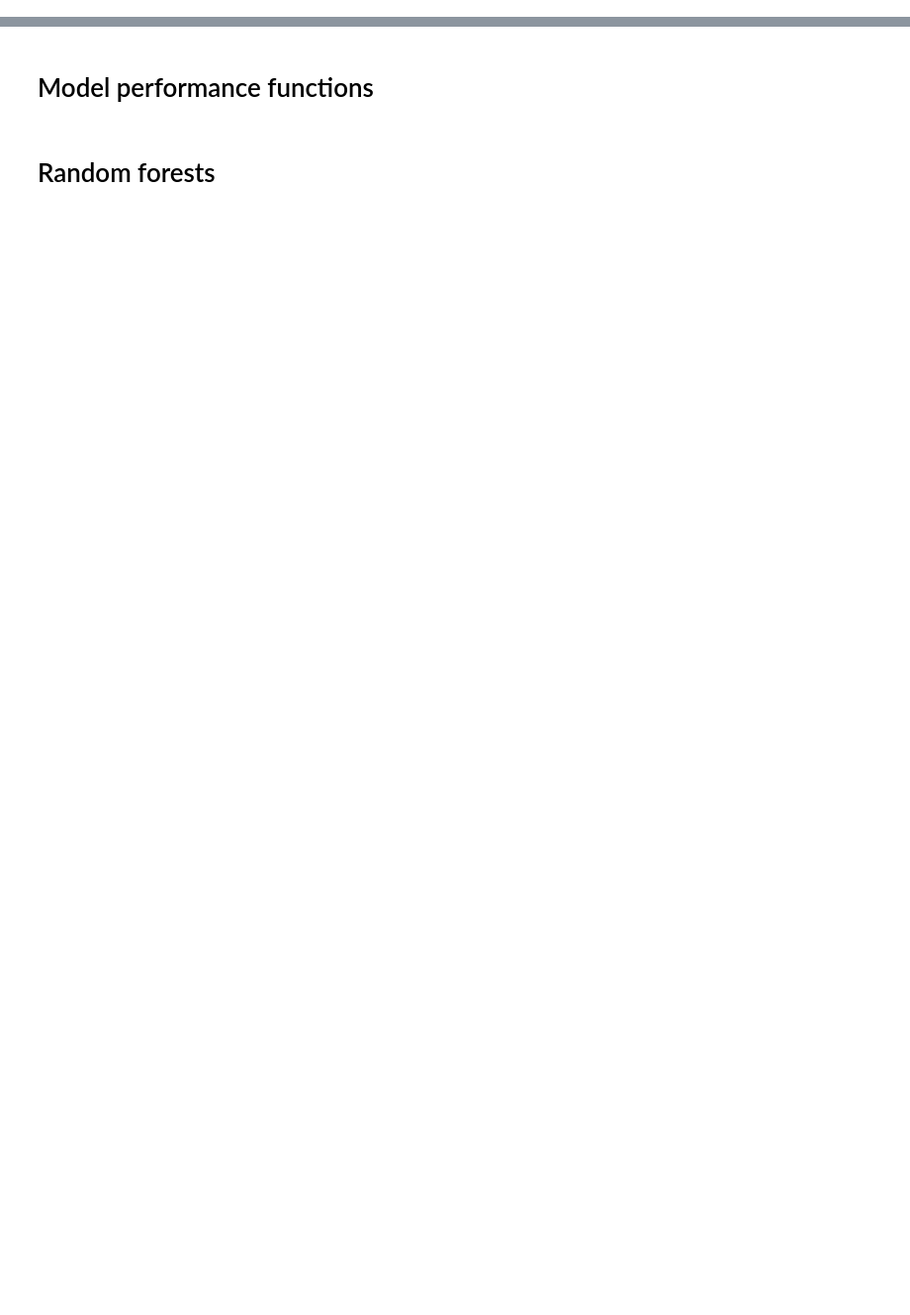
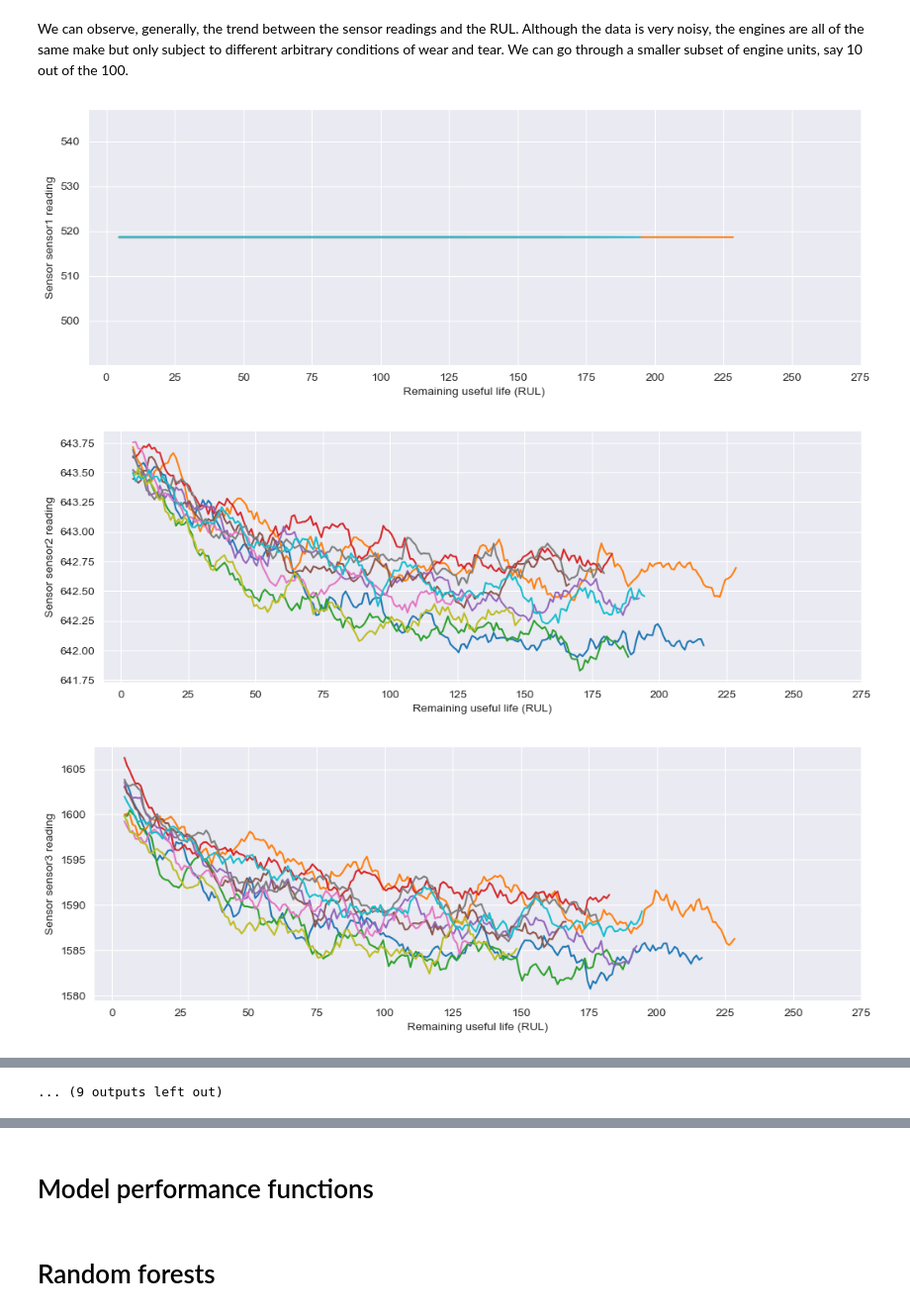
Before and after one commit to Changtze/JetEnginePMH, a Jupyter notebook: lstm.ipynb, the cells around one changed output, grey strips where cells are left out. Shown at 99% size. Cells and saved outputs as stored; diff of their text form; code cells hidden in the pictures; blank space fills up the shorter version.

```diff
--- a/lstm.ipynb
+++ b/lstm.ipynb
@@ -64,0 +86,22 @@ def prepare_data(train_data: pd.DataFrame):
+# %% [markdown]
+We can observe, generally, the trend between the sensor readings and the RUL. Although the data is very noisy, the engines are all of the same make but only subject to different arbitrary conditions of wear and tear. We can go through a smaller subset of engine units, say 10 out of the 100.
+# %%
+def plot_sensor_reading(df, sensor_no):
+    plt.figure(figsize=(12, 4))
+    for i in df['unit'].unique():
+        if (i % 10 == 0):  # 10 engines only (100 in total)
+            plt.plot('RUL', sensor_no, data=df[df['unit'] == i].rolling(10).mean())
+    plt.xticks(np.arange(0, 300, 25))
+    plt.ylabel(f'Sensor {sensor_no} reading')
+    plt.xlabel('Remaining useful life (RUL)')
+    plt.show()
+# %%
+# Exploring the correlation of the sensor readings with RUL
+trajectory = 0
+train_eda = train_data[trajectory]
+for i in range(1, 22):
+    plot_sensor_reading(train_eda, f'sensor{i}')
+# %% [output]
+[figure, added]
+[figure, added]
+[figure, added]
@@ -65 +117,2 @@ def prepare_data(train_data: pd.DataFrame):
+... (9 outputs left out)
 # %%
```
Also changed, not shown: parts of 20 cells of this notebook.
